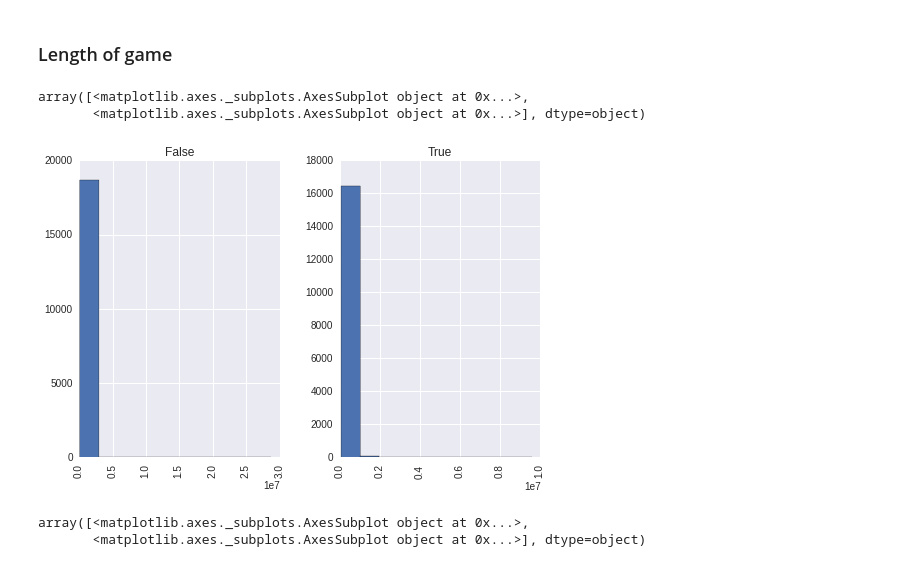
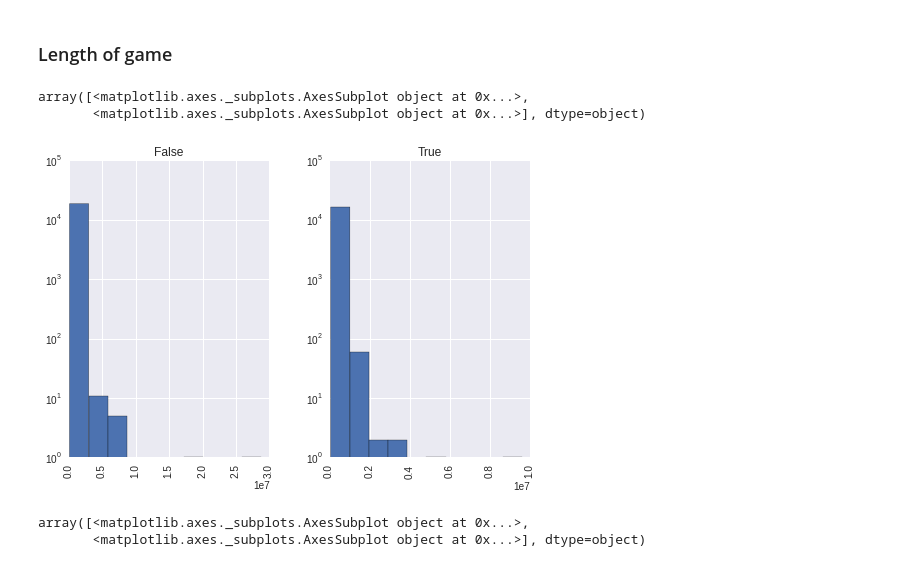
Before and after one commit to Libardo1/set-cards-analysis, a Jupyter notebook: warmup/kostero/times.ipynb, the cells around one changed output. Drawn from its saved outputs; the diff is of its cells as text; code cells hidden in the pictures.

Commit message:
game times and lengths - log scale for histogram

```diff
--- a/warmup/kostero/times.ipynb
+++ b/warmup/kostero/times.ipynb
@@ -96,11 +96,11 @@ sunday       2524   2180
 # %% [markdown]
 ### Length of game
 # %%
-W["gametime"].hist(by=W["registered"])
+W["gametime"].hist(by=W["registered"], log = True)
 # %% [output]
 array([<matplotlib.axes._subplots.AxesSubplot object at 0x...>,
        <matplotlib.axes._subplots.AxesSubplot object at 0x...>], dtype=object)
-[figure, old version]
+[figure, new version]
 # %%
 W[W["gametime"] <= 1.5*(10**6)]["gametime"].hist(by=W["registered"], bins=20)
 # %% [output]
```
